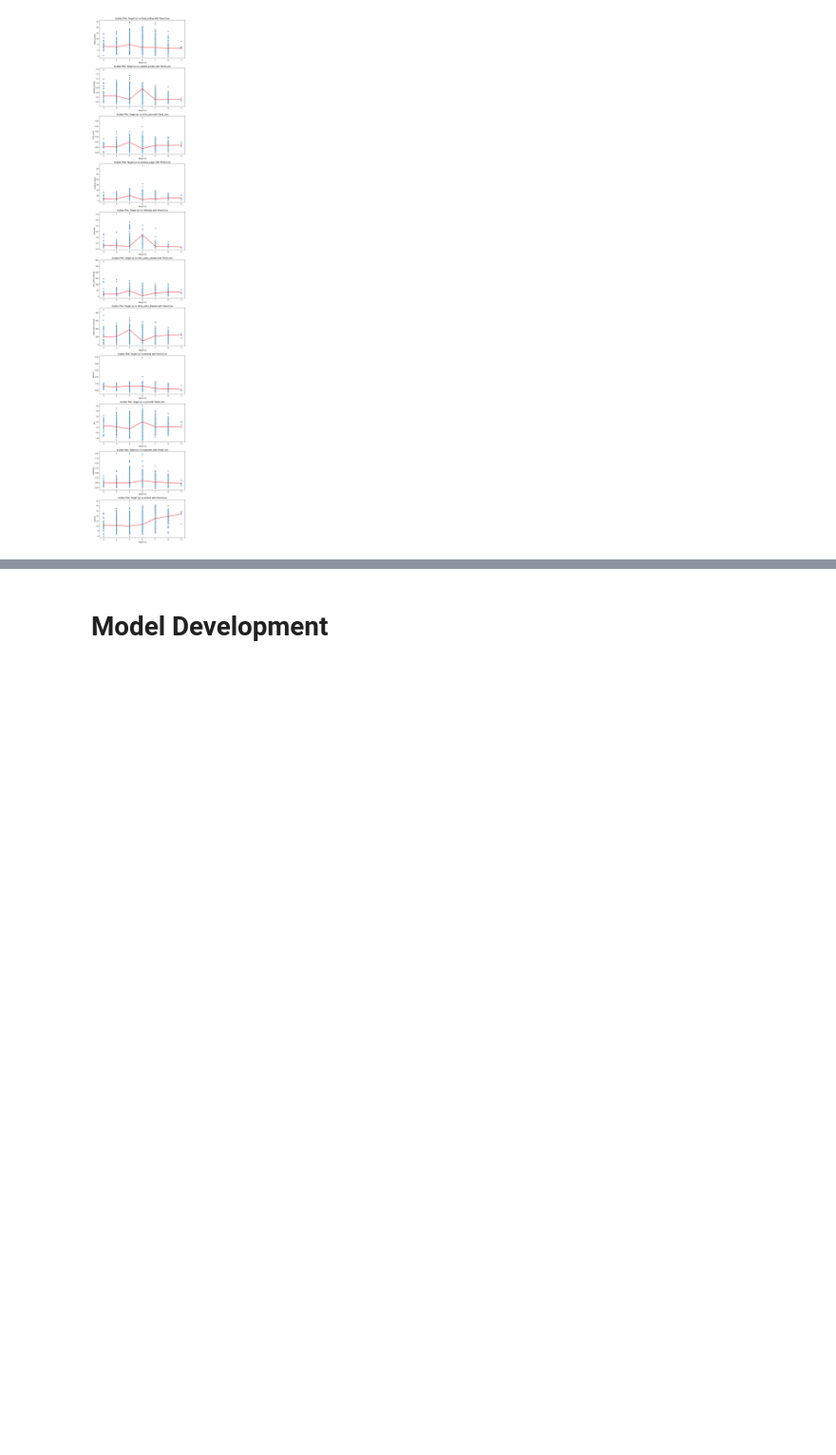
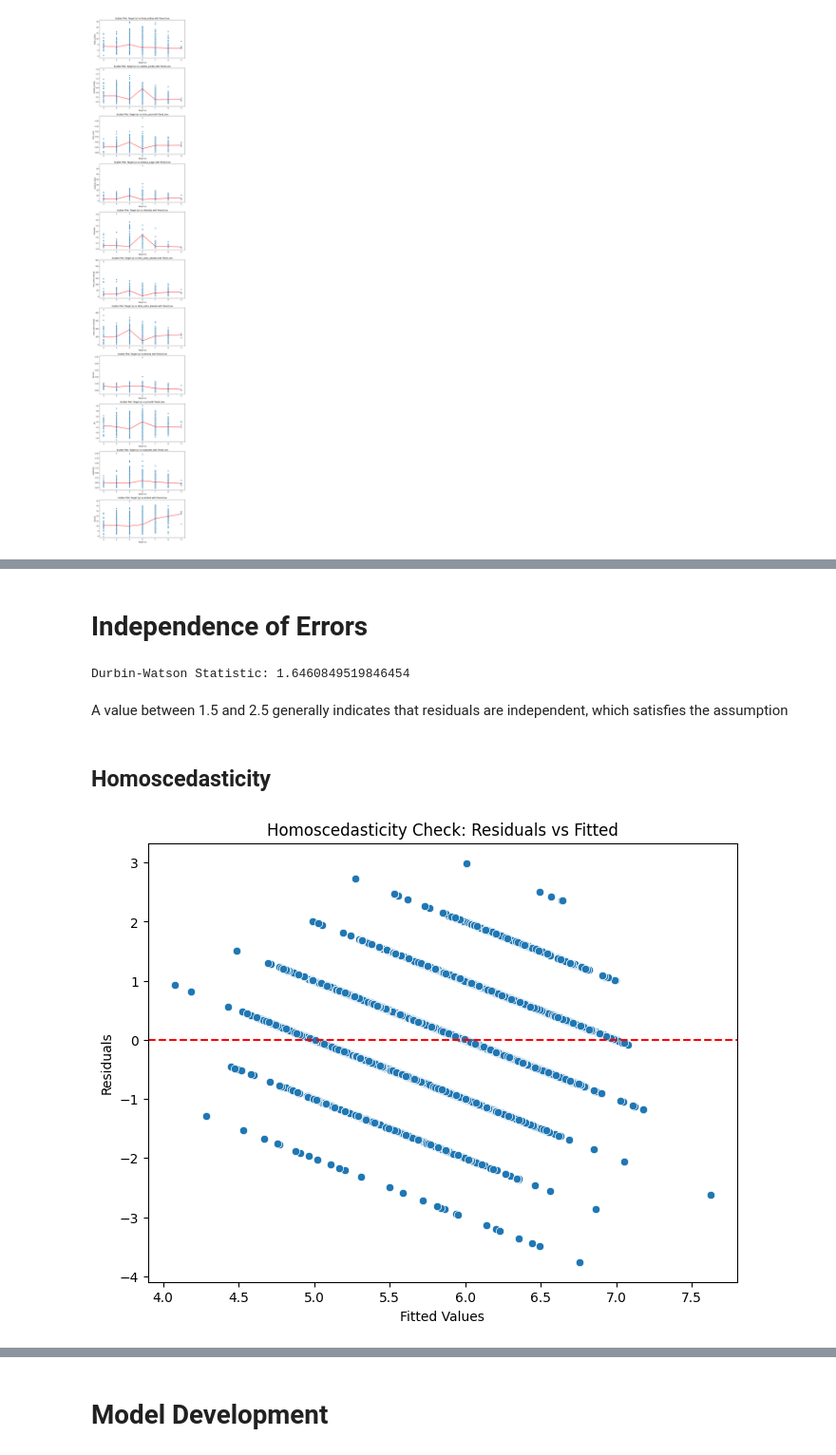
Before and after one commit to JebinAbraham/Linear-Regression-WineQuality-Dataset, a Jupyter notebook: Linear-Regression.ipynb, the cells around one changed output, grey strips where cells are left out. Shown: that part at 95% size. Drawn from its saved outputs; the diff is of its cells as text; code cells hidden in the pictures; blank space fills up the shorter version.

Commit message:
Homoscedasticity Check

```diff
--- a/Linear-Regression.ipynb
+++ b/Linear-Regression.ipynb
@@ -170 +155,39 @@ From the scatter plots, we can interpret the linearity assumption for linear reg
 ⚠️ Other features may need transformation (log, polynomial) or feature selection.
+# %% [markdown]
+# Independence of Errors
+# %%
+import statsmodels.api as sm
+
+# Ensure X has a constant for regression
+X_with_const = sm.add_constant(X)
+
+# Fit the OLS regression model
+model = sm.OLS(y, X_with_const).fit()
+
+# Get residuals
+residuals = model.resid
+
+# Durbin-Watson test for autocorrelation
+dw_stat = sm.stats.stattools.durbin_watson(residuals)
+
+print(f"Durbin-Watson Statistic: {dw_stat}")
+# %% [output]
+Durbin-Watson Statistic: 1.6460849519846454
+# %% [markdown]
+A value between 1.5 and 2.5 generally indicates that residuals are independent, which satisfies the assumption
+# %% [markdown]
+## Homoscedasticity
+# %%
+import matplotlib.pyplot as plt
+import seaborn as sns
+
+# Residuals vs Fitted Values Plot
+plt.figure(figsize=(8, 6))
+sns.scatterplot(x=model.fittedvalues, y=residuals)
+plt.axhline(y=0, color='red', linestyle='--')  # Reference line at 0
+plt.xlabel("Fitted Values")
+plt.ylabel("Residuals")
+plt.title("Homoscedasticity Check: Residuals vs Fitted")
+plt.show()
+# %% [output]
+[figure, added]
```
Also changed, not shown: parts of 6 cells of this notebook.
